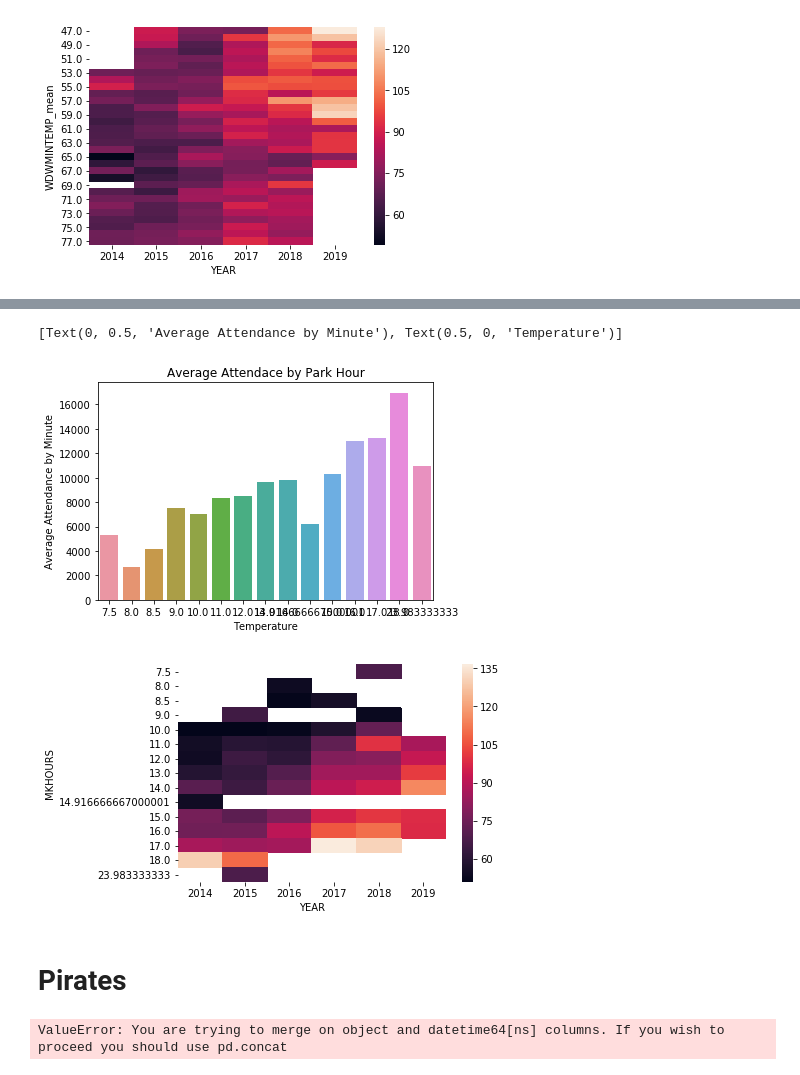
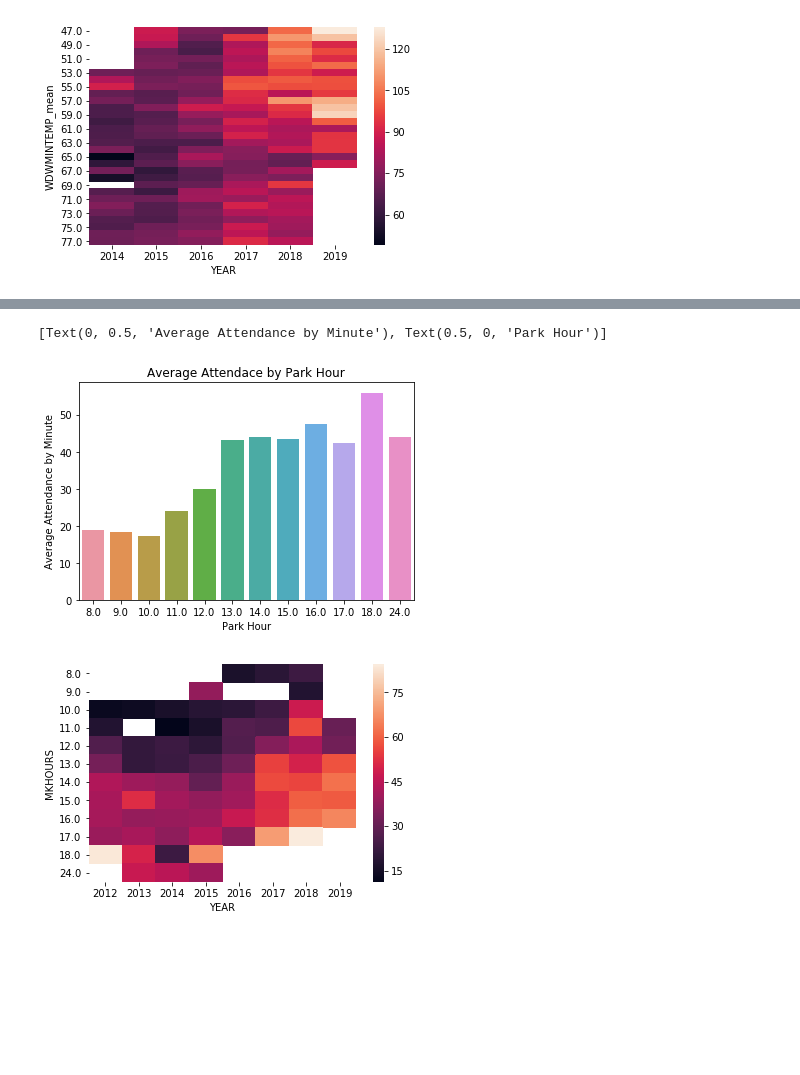
Before and after one commit to daviding11/Splash-Mountain-Wait-Time-Analysis, a Jupyter notebook: Data_Visualization_daviding.ipynb, the cells around one changed output, grey strips where cells are left out. Cells and saved outputs as stored; diff of their text form; code cells hidden in the pictures; blank space fills up the shorter version.

```diff
--- a/Data_Visualization_daviding.ipynb
+++ b/Data_Visualization_daviding.ipynb
@@ -83,4 +34,0 @@ ax = sns.lineplot(x = avg.date, y = avg.SPOSTMIN )
-# %%
-meta['DATE'] = pd.to_datetime(meta['DATE'])
-#merge back with original meta set for daily weighted averages
-meta_dwarf2 = pd.merge(avg, meta, left_on="date", right_on="DATE").drop('DATE', axis = 1)
@@ -199,9 +66,4 @@ sum_by_day.head()
 meta['DATE'] = pd.to_datetime(meta['DATE'])
 #merge back with original meta set for daily weighted averages
 meta_splash2 = pd.merge(sum_by_day, meta, left_on="date", right_on="DATE").drop('DATE', axis = 1)
-
-# change month and day to names of month and day ie: 1 to Sunday, 1 to January
-meta_splash2['DAY'] = meta_splash2['date'].dt.weekday_name
-meta_splash2['MONTH'] = meta_splash2['date'].dt.month_name()
-
-meta_splash2.head()
+meta_splash2.head(n = 3)
@@ -263,29 +143,28 @@ ax = sns.heatmap(temp_dwarf2)
 # %%
 park_hour_df = meta_splash2[['SPOSTMIN','MKHOURS','MKOPEN','MKCLOSE','SEASON']]
+#park_hour_df = park_hour_df[park_hour_df.MKHOURS != 14.91666667]
+#park_hour_df = park_hour_df[park_hour_df.MKHOURS != 23.98333333]
+park_hour_df.MKHOURS = park_hour_df.MKHOURS.round()
+park_hour_df.MKHOURS.unique()
 
 park_hour_df = park_hour_df.groupby("MKHOURS")["SPOSTMIN"].mean()
 park_hour_df = park_hour_df.reset_index()
 park_hour_df.head(n=3)
 #park_hour_df = pd.DataFrame(avg_temp,columns=['MKHOURS','SPOSTMIN','SEASON'])
 
 
 ax = sns.barplot(x = "MKHOURS", y = "SPOSTMIN", data = park_hour_df)
 ax.set_title("Average Attendace by Park Hour")
-ax.set(xlabel='Temperature', ylabel='Average Attendance by Minute')
+ax.set(xlabel='Park Hour', ylabel='Average Attendance by Minute')
 # %% [output]
-[Text(0, 0.5, 'Average Attendance by Minute'), Text(0.5, 0, 'Temperature')]
+[Text(0, 0.5, 'Average Attendance by Minute'), Text(0.5, 0, 'Park Hour')]
-[figure, old version]
+[figure, new version]
 # %%
-park_h_splash2 = meta_splash2.groupby(['MKHOURS', 'YEAR'])['SPOSTMIN'].mean().reset_index()
+meta_splash3 = meta_splash2
+meta_splash3.MKHOURS = meta_splash3.MKHOURS.round()
+park_h_splash2 = meta_splash3.groupby(['MKHOURS', 'YEAR'])['SPOSTMIN'].mean().reset_index()
 
 park_h_splash2 = park_h_splash2.pivot("MKHOURS", "YEAR", "SPOSTMIN")
-ax = sns.heatmap(park_h_dwarf2)
+ax = sns.heatmap(park_h_splash2)
 # %% [output]
-[figure, old version]
+[figure, new version]
-# %% [markdown]
-# Pirates
-# %%
-#Merging each ride with meta_data, using date as key
-meta_pirates = pd.merge(pirates, meta, left_on="date", right_on="DATE").drop('DATE', axis = 1)
-# %% [output]
-ValueError: You are trying to merge on object and datetime64[ns] columns. If you wish to proceed you should use pd.concat
```
Also changed, not shown: parts of 51 cells of this notebook, 1 other file.
